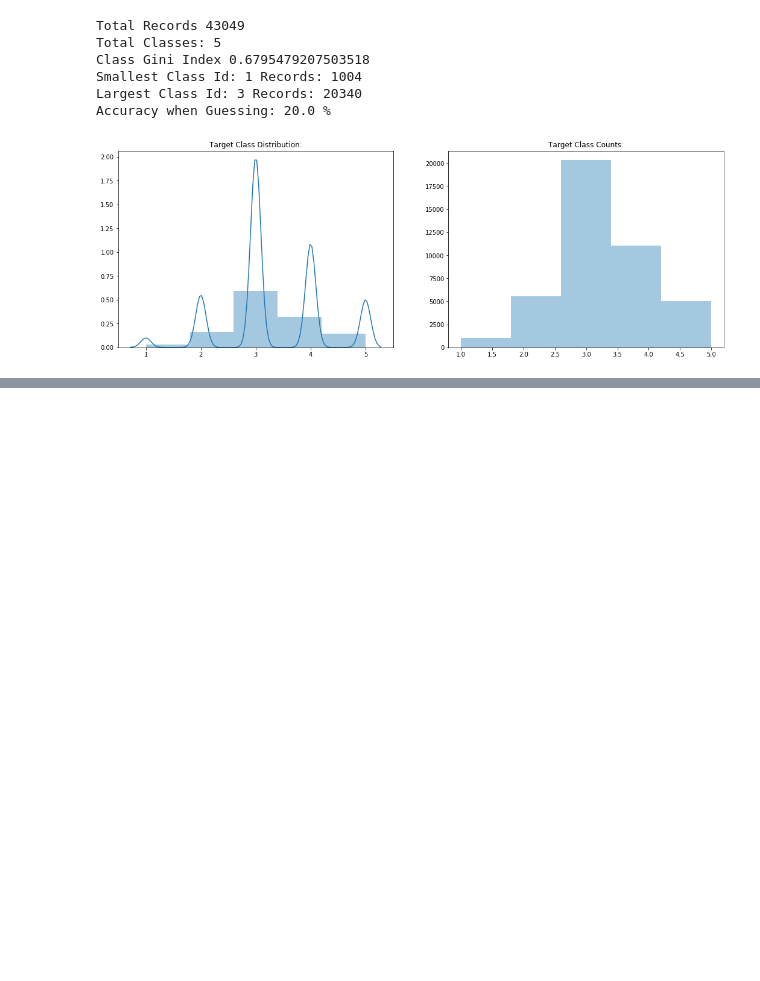
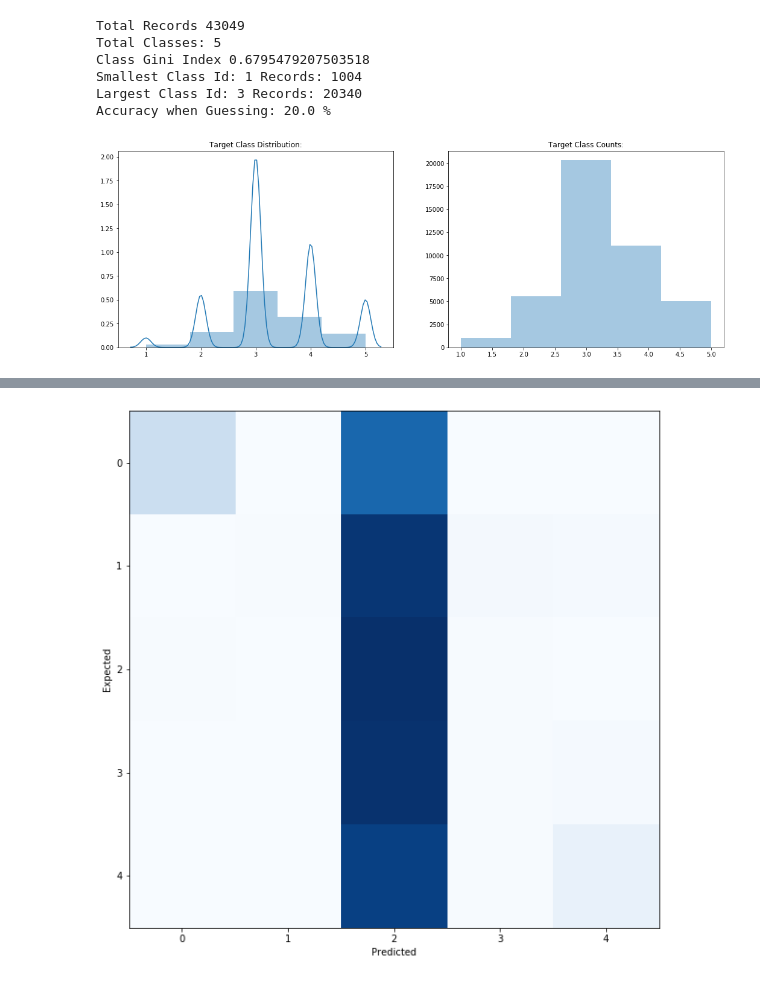
Before and after one commit to andrewmejia600/MSDS7331, a Jupyter notebook: Lab_2_Notebook_Draft.ipynb, the cells around one changed output, grey strips where cells are left out. Cells and saved outputs as stored; diff of their text form; code cells hidden in the pictures; blank space fills up the shorter version.

```diff
--- a/Lab_2_Notebook_Draft.ipynb
+++ b/Lab_2_Notebook_Draft.ipynb
@@ -428,0 +632,25 @@ CV Time:  10.901814222335815
+# %%
+#adapted from
+#https://nbviewer.jupyter.org/github/jakemdrew/MachineLearningExtras/blob/master/LFW%20Dataset%20and%20Class%20Imbalance.ipynb
+
+# Break our data into 70% training and 30% test
+X_train, X_test, y_train, y_test = train_test_split(X, y, test_size=0.30, random_state=959, stratify=y)
+
+# Use logstic regression to build a model and predict on the test set
+lr_clf = LogisticRegression(solver='liblinear', random_state=959)
+lr_clf.fit(X_train, y_train)
+y_pred = lr_clf.predict(X_test)
+
+# Create a confusion matrix to see what classes the logistic regression is getting wrong
+
+
+
+plt.subplots(figsize=(10, 10))
+cm = confusion_matrix(y_true=y_test, y_pred=y_pred)
+cm_normalized = cm.astype('float') / cm.sum(axis=1)[:, np.newaxis]
+plt.imshow(cm_normalized,cmap=plt.get_cmap('Blues'),aspect='auto')
+plt.xlabel('Predicted')
+plt.ylabel('Expected')
+plt.grid(False)
+# %% [output]
+[figure, added]
```
Also changed, not shown: parts of 36 cells of this notebook.
